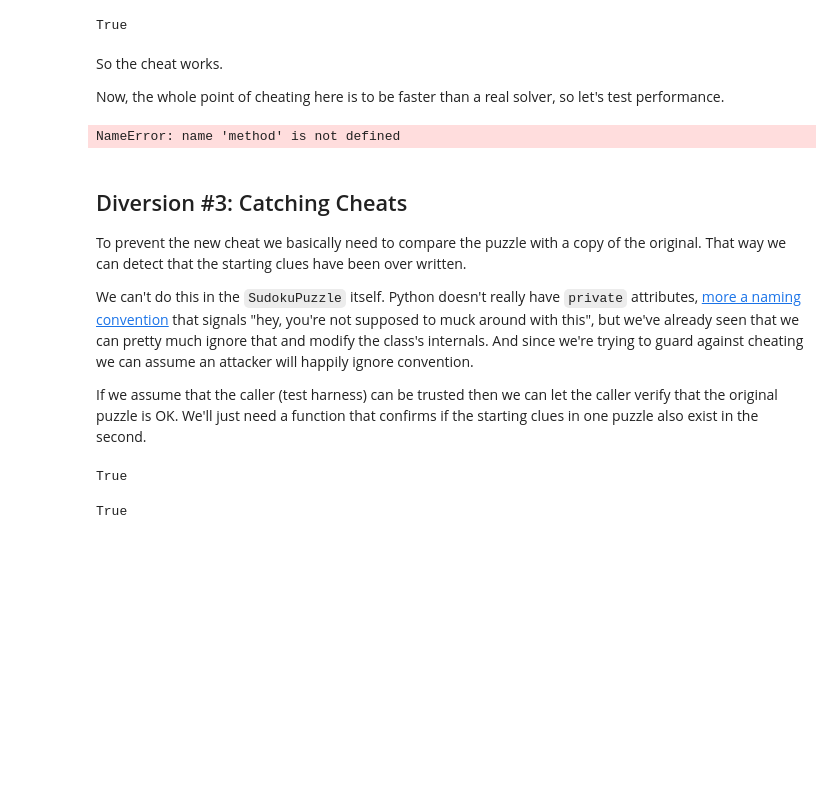
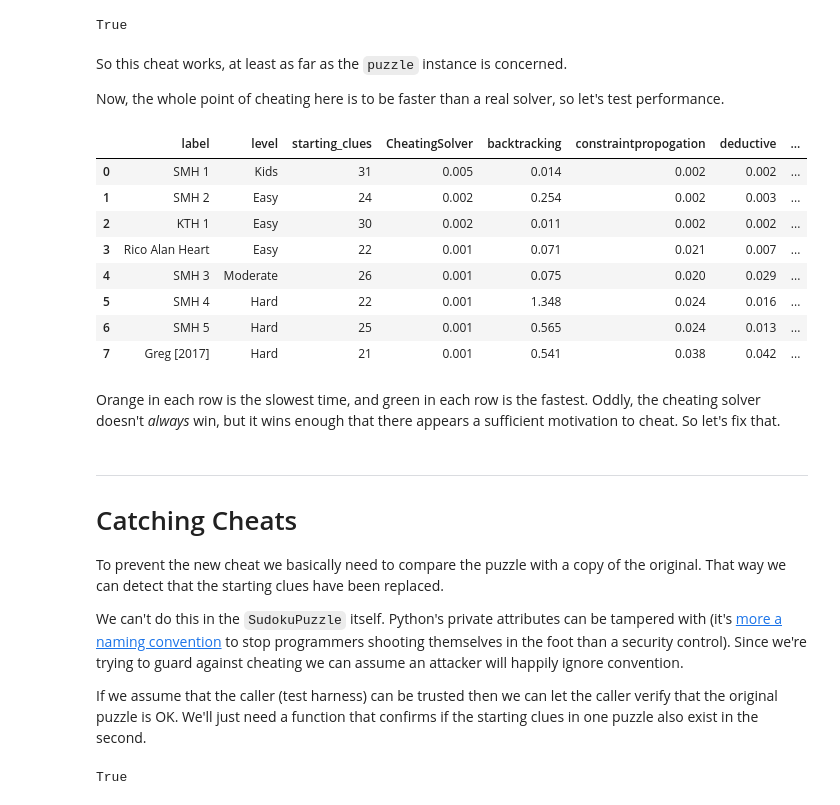
Before and after one commit to hissohathair/puzzle-solvers, a Jupyter notebook: Sudoku/Cheating.ipynb, the cells around one changed output. Cells and saved outputs as stored; diff of their text form; code cells hidden in the pictures; blank space fills up the shorter version.

Commit message:
Clean-up of cheating notebook
Required change to tester.py to demonstrate anti-cheat checking

```diff
--- a/Sudoku/Cheating.ipynb
+++ b/Sudoku/Cheating.ipynb
@@ -66,7 +74,7 @@ Now if we use this in the `PuzzleTester` then we want to make sure that it's det
 # %%
 include_levels = ['Kids', 'Easy', 'Moderate', 'Hard']  # , 'Diabolical', 'Pathalogical']
 test_cases = [x for x in su.SAMPLE_PUZZLES if x['level'] in include_levels]
-pt = tester.PuzzleTester(puzzle_class=su.SudokuPuzzle)
+pt = tester.PuzzleTester(puzzle_class=su.SudokuPuzzle, anti_cheat_check=False)
 pt.add_test_cases(test_cases)
 # %% [output]
 8
@@ -115,7 +127,7 @@ puzzle.is_solved()
 # %% [output]
 True
 # %% [markdown]
-So the cheat works.
+So this cheat works, at least as far as the `puzzle` instance is concerned.
 
 Now, the whole point of cheating here is to be faster than a real solver, so let's test performance.
 # %%
@@ -122,23 +135,36 @@ Now, the whole point of cheating here is to be faster than a real solver, so let
 for m in su.SOLVERS:
     solver = su.SudokuSolver(method=m)
     pt.run_tests(solver, m)
-# %%
-all_methods = list(pt.get_solver_labels())
-all_methods.append(method)
-
-solver = CheatingSolver()
-pt.run_tests(solver)
-# show_results(pt, axis=1)
-df = pd.DataFrame(pt.get_test_results())
-df
-# %% [output]
-NameError: name 'method' is not defined
+# %%
+# Runs the "cheat" solver
+solver = CheatingSolver()
+pt.run_tests(solver)
+solver_labels = list(pt.get_solver_labels())
+# %%
+df = pd.DataFrame(pt.get_test_results())
+df.style.highlight_null().\
+    highlight_max(axis=1, color='darkorange', subset=solver_labels).\
+    highlight_min(axis=1, color='green', subset=solver_labels).\
+    format({m: '{:.3f}' for m in solver_labels})
+# %% [output]
+|  | label | level | starting_clues | CheatingSolver | backtracking | constraintpropogation | deductive | ... |
+| 0 | SMH 1 | Kids | 31 | 0.005 | 0.014 | 0.002 | 0.002 | ... |
+| 1 | SMH 2 | Easy | 24 | 0.002 | 0.254 | 0.002 | 0.003 | ... |
+| 2 | KTH 1 | Easy | 30 | 0.002 | 0.011 | 0.002 | 0.002 | ... |
+| 3 | Rico Alan Heart | Easy | 22 | 0.001 | 0.071 | 0.021 | 0.007 | ... |
+| 4 | SMH 3 | Moderate | 26 | 0.001 | 0.075 | 0.020 | 0.029 | ... |
+| 5 | SMH 4 | Hard | 22 | 0.001 | 1.348 | 0.024 | 0.016 | ... |
+| 6 | SMH 5 | Hard | 25 | 0.001 | 0.565 | 0.024 | 0.013 | ... |
+| 7 | Greg [2017] | Hard | 21 | 0.001 | 0.541 | 0.038 | 0.042 | ... |
+# %% [markdown]
+Orange in each row is the slowest time, and green in each row is the fastest. Oddly, the cheating solver doesn't *always* win, but it wins enough that there appears a sufficient motivation to cheat. So let's fix that.
 # %% [markdown]
-## Diversion #3: Catching Cheats
+---
+# Catching Cheats
 
-To prevent the new cheat we basically need to compare the puzzle with a copy of the original. That way we can detect that the starting clues have been over written.
+To prevent the new cheat we basically need to compare the puzzle with a copy of the original. That way we can detect that the starting clues have been replaced.
 
-We can't do this in the `SudokuPuzzle` itself. Python doesn't really have `private` attributes, [more a naming convention](https://docs.python.org/3/tutorial/classes.html#tut-private) that signals "hey, you're not supposed to muck around with this", but we've already seen that we can pretty much ignore that and modify the class's internals. And since we're trying to guard against cheating we can assume an attacker will happily ignore convention.
+We can't do this in the `SudokuPuzzle` itself. Python's private attributes can be tampered with (it's [more a naming convention](https://docs.python.org/3/tutorial/classes.html#tut-private) to stop programmers shooting themselves in the foot than a security control). Since we're trying to guard against cheating we can assume an attacker will happily ignore convention.
 
 If we assume that the caller (test harness) can be trusted then we can let the caller verify that the original puzzle is OK. We'll just need a function that confirms if the starting clues in one puzzle also exist in the second.
 # %%
@@ -158,8 +184,3 @@ original = copy.deepcopy(puzzle)
 has_same_clues(original, puzzle)
 # %% [output]
 True
-# %%
-solver.solve(puzzle)
-puzzle.is_solved()
-# %% [output]
-True
```
Also changed, not shown: parts of 24 cells of this notebook, 1 other file.
